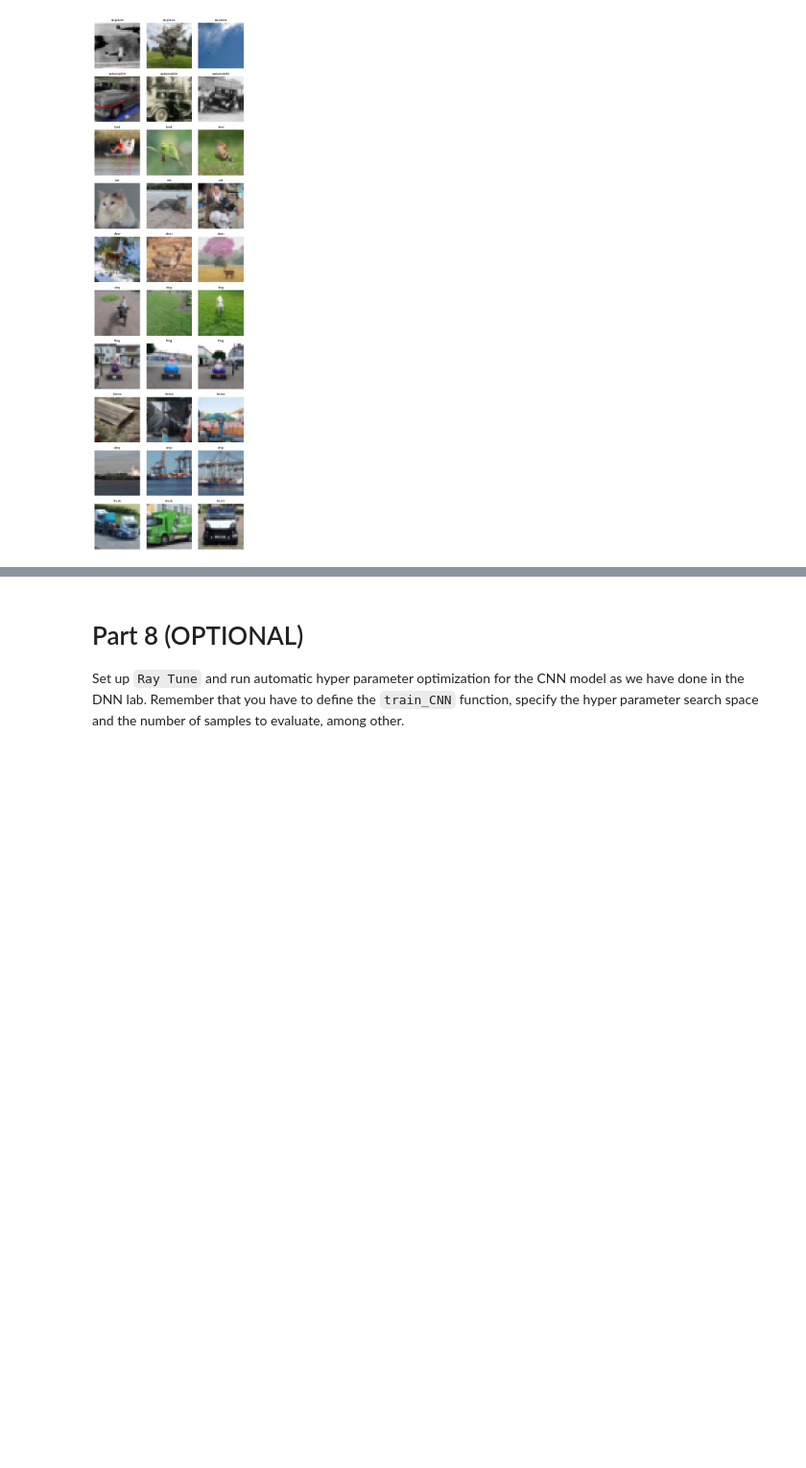
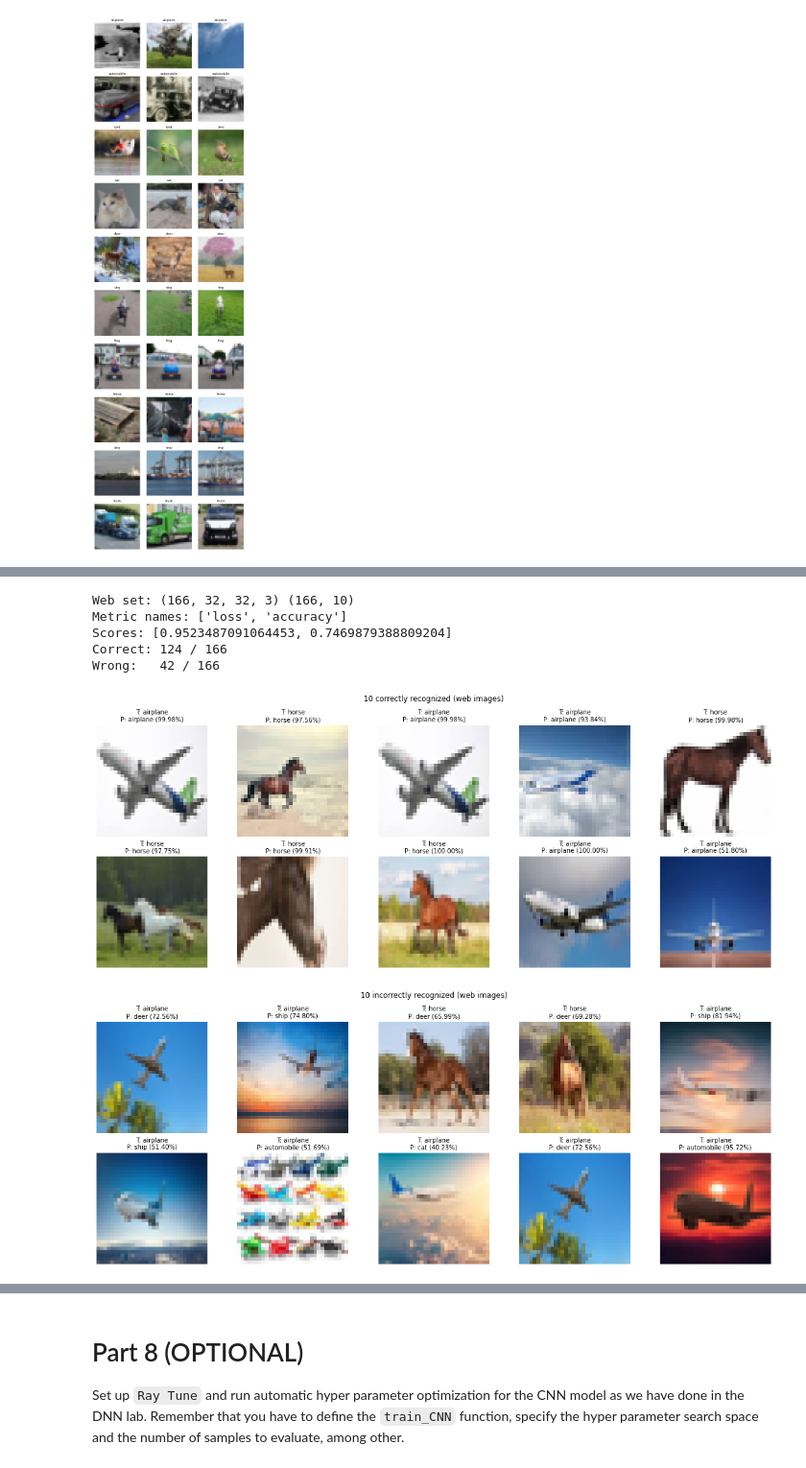
Before and after one commit to njmurov-ux/DLLabs, a Jupyter notebook: Lab 3/CNN_Lab.ipynb, the cells around one changed output, grey strips where cells are left out. Shown at 96% size. Drawn from its saved outputs; the diff is of its cells as text; code cells hidden in the pictures; blank space fills up the shorter version.

```diff
--- a/Lab 3/CNN_Lab.ipynb
+++ b/Lab 3/CNN_Lab.ipynb
@@ -1931,3 +1939,38 @@ Wrong:   56 / 100
+# %%
+ROOT = Path("extracted_pics")
+X_web_uint8, y_web_int = load_web_folder(root=ROOT)
+X_web = preprocess_like_training(X_web_uint8)
+Y_web = to_categorical(y_web_int, 10)
+print("Web set:", X_web.shape, Y_web.shape)
+score = model_full.evaluate(X_web, Y_web, batch_size=batch_size, verbose=0)
+print("Metric names:", model_full.metrics_names)
+print("Scores:", score)
+
+probs = model_full.predict(X_web, batch_size=batch_size, verbose=0)
+y_pred_int = np.argmax(probs, axis=1)
+y_true_int = np.argmax(Y_web, axis=1)
+pred_conf = probs[np.arange(len(probs)), y_pred_int]
+
+correct = np.where(y_pred_int == y_true_int)[0]
+wrong   = np.where(y_pred_int != y_true_int)[0]
+
+print(f"Correct: {len(correct)} / {len(y_true_int)}")
+print(f"Wrong:   {len(wrong)} / {len(y_true_int)}")
+
+# 6) Display grids
+show_grid(X_web_uint8, y_true_int, y_pred_int, pred_conf, correct,
+          "10 correctly recognized (web images)", n=10)
+
+show_grid(X_web_uint8, y_true_int, y_pred_int, pred_conf, wrong,
+          "10 incorrectly recognized (web images)", n=10)
+# %% [output]
+Web set: (166, 32, 32, 3) (166, 10)
+Metric names: ['loss', 'accuracy']
+Scores: [0.9523487091064453, 0.7469879388809204]
+Correct: 124 / 166
+Wrong:   42 / 166
+[figure, added]
+[figure, added]
 # %%
 pred_conf = probs[np.arange(len(probs)), y_pred_int]
 
```
Also changed, not shown: parts of 4 cells of this notebook, 1 other file.
